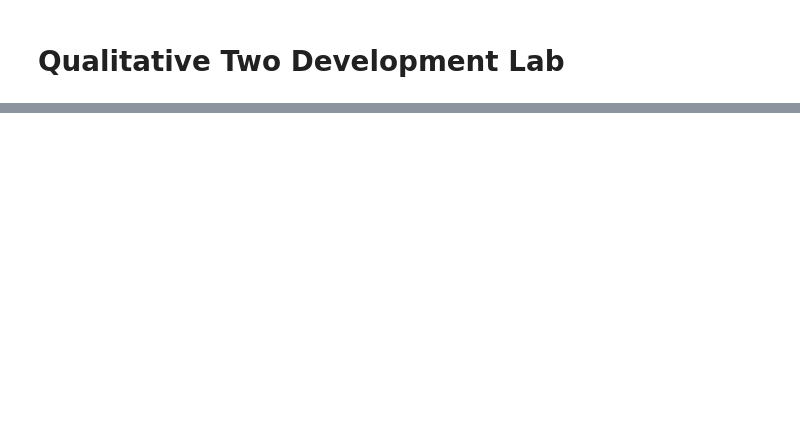
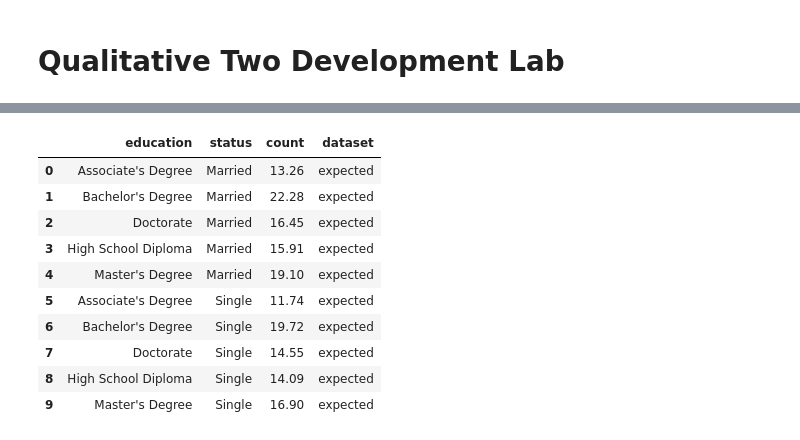
Before and after one commit to john-james-ai/d8analysis, a Jupyter notebook: notebooks/labs/qualitative_two.ipynb, the cells around one changed output, grey strips where cells are left out. Drawn from its saved outputs; the diff is of its cells as text; code cells hidden in the pictures; blank space fills up the shorter version.

```diff
--- a/notebooks/labs/qualitative_two.ipynb
+++ b/notebooks/labs/qualitative_two.ipynb
@@ -107,0 +42,24 @@ TypeError: myfunc() got an unexpected keyword argument 'c'
+# %%
+data = df[['Marital Status','Education']]
+s1 = data.iloc[:,0]
+s2 = data.iloc[:,1]
+obs = stats.contingency.crosstab(s1,s2)
+obs
+exp = stats.chi2_contingency(obs.count)
+exp
+d = {}
+for col, data in zip(obs.elements[0], obs.count):
+    d[col] = data
+
+df2 = pd.DataFrame(d)
+
+df2.index = obs.elements[1]
+df2
+df3 = df2
+d3 = {}
+for col, data in zip(obs.elements[0], exp.expected_freq):
+    d3[col] = data
+df3 = pd.DataFrame(d3)
+df3.index = obs.elements[1]
+df3.reset_index(names=['education'], inplace=True)
+df3
@@ -107,0 +84,16 @@ TypeError: myfunc() got an unexpected keyword argument 'c'
+# %%
+df4 = pd.melt(df3, id_vars=['education'], value_vars=['Married', 'Single'], var_name='status', value_name='count')
+df4['dataset'] = 'expected'
+df4
+# %% [output]
+|  | education | status | count | dataset |
+| 0 | Associate's Degree | Married | 13.26 | expected |
+| 1 | Bachelor's Degree | Married | 22.28 | expected |
+| 2 | Doctorate | Married | 16.45 | expected |
+| 3 | High School Diploma | Married | 15.91 | expected |
+| 4 | Master's Degree | Married | 19.10 | expected |
+| 5 | Associate's Degree | Single | 11.74 | expected |
+| 6 | Bachelor's Degree | Single | 19.72 | expected |
+| 7 | Doctorate | Single | 14.55 | expected |
+| 8 | High School Diploma | Single | 14.09 | expected |
+| 9 | Master's Degree | Single | 16.90 | expected |
```
Also changed, not shown: parts of 18 cells of this notebook, 15 other files.
